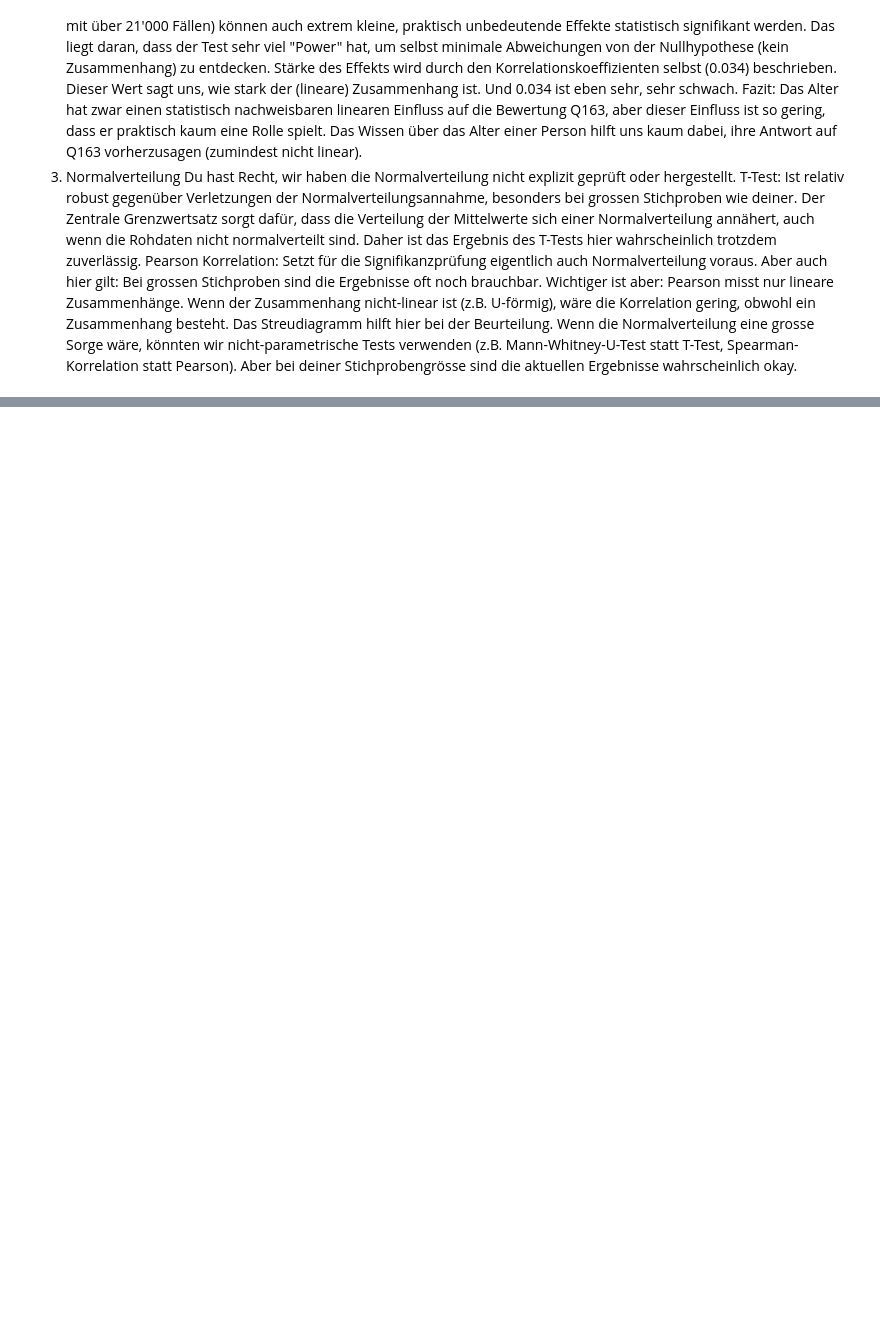
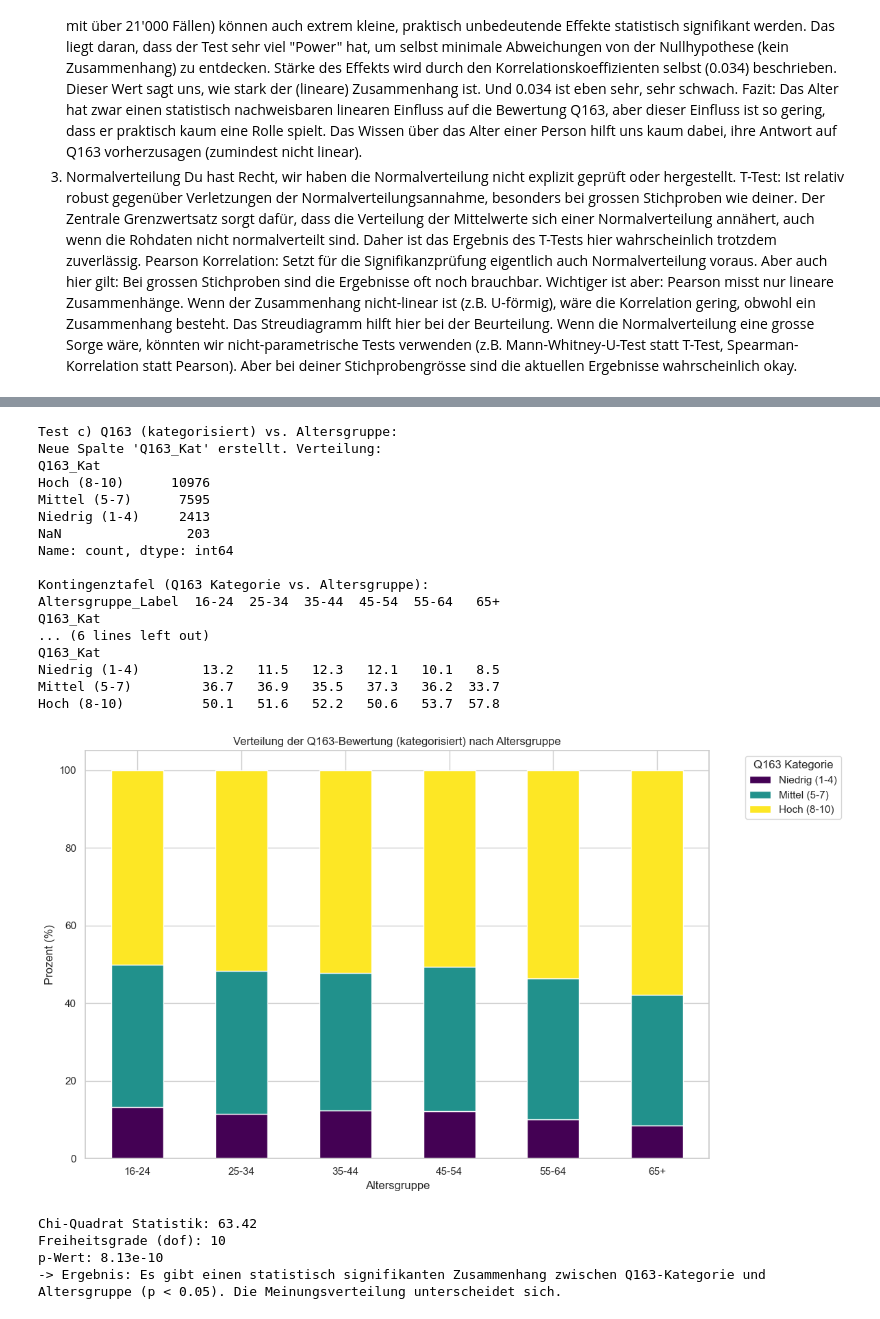
Before and after one commit to TobiasMaissen/cas_statistik_davi, a Jupyter notebook: statistik.ipynb, the cells around one changed output, grey strips where cells are left out. Cells and saved outputs as stored; diff of their text form; code cells hidden in the pictures; blank space fills up the shorter version.

```diff
--- a/statistik.ipynb
+++ b/statistik.ipynb
@@ -963,0 +1031,79 @@ Wenn die Normalverteilung eine grosse Sorge wäre, könnten wir nicht-parametris
+# %%
+# Test c) Q163 (kategorisiert) vs. Altersgruppe
+print("\nTest c) Q163 (kategorisiert) vs. Altersgruppe:")
+
+if 'Q163' in df_clean.columns and 'Altersgruppe_Label' in df_clean.columns:
+    # Erstelle Q163 Kategorien
+    bins = [0, 4, 7, 10] # Grenzen: 1-4, 5-7, 8-10
+    labels = ['Niedrig (1-4)', 'Mittel (5-7)', 'Hoch (8-10)']
+    df_clean['Q163_Kat'] = pd.cut(df_clean['Q163'], bins=bins, labels=labels, right=True, include_lowest=True)
+    print(f"Neue Spalte 'Q163_Kat' erstellt. Verteilung:")
+    print(df_clean['Q163_Kat'].value_counts(dropna=False))
+
+    # Entferne Zeilen mit fehlenden Werten in den relevanten Spalten
+    df_test_c = df_clean.dropna(subset=['Q163_Kat', 'Altersgruppe_Label'])
+
+    # Erstelle die Kontingenztafel
+    contingency_table_q163_age = pd.crosstab(df_test_c['Q163_Kat'], df_test_c['Altersgruppe_Label'])
+    print("\nKontingenztafel (Q163 Kategorie vs. Altersgruppe):")
+    print(contingency_table_q163_age)
+
+    # Visualisierung als gestapeltes Balkendiagramm (Prozente)
+    # Berechne Prozentsätze pro Altersgruppe
+    cont_table_percent = contingency_table_q163_age.apply(lambda x: x*100/sum(x), axis=0)
+    print("\nProzentuale Verteilung pro Altersgruppe:")
+    print(cont_table_percent.round(1))
+
+    cont_table_percent.T.plot(kind='bar', stacked=True, figsize=(12, 7),
+                              colormap='viridis', rot=0) # rot=0 für horizontale Labels
+    plt.title('Verteilung der Q163-Bewertung (kategorisiert) nach Altersgruppe')
+    plt.xlabel('Altersgruppe')
+    plt.ylabel('Prozent (%)')
+    plt.legend(title='Q163 Kategorie', bbox_to_anchor=(1.05, 1), loc='upper left') # Legende ausserhalb
+    plt.tight_layout()
+    plt.show()
+
+    # Führe den Chi-Quadrat-Test durch
+    try:
+        chi2_c, p_c, dof_c, expected_c = chi2_contingency(contingency_table_q163_age)
+        print(f"\nChi-Quadrat Statistik: {chi2_c:.2f}")
+        print(f"Freiheitsgrade (dof): {dof_c}")
+        print(f"p-Wert: {p_c:.3g}")
+
+        if p_c < 0.05:
+            print("-> Ergebnis: Es gibt einen statistisch signifikanten Zusammenhang zwischen Q163-Kategorie und Altersgruppe (p < 0.05). Die Meinungsverteilung unterscheidet sich.")
+        else:
+            print("-> Ergebnis: Es gibt keinen statistisch signifikanten Zusammenhang zwischen Q163-Kategorie und Altersgruppe (p >= 0.05).")
+
+        if (expected_c < 5).sum() > 0:
+             print("\nWarnung: Einige Zellen haben eine erwartete Häufigkeit < 5. Das Ergebnis des Chi-Quadrat-Tests könnte unzuverlässig sein.")
+             print(f"Anzahl Zellen mit erwarteter Häufigkeit < 5: {(expected_c < 5).sum()}")
+
+    except Exception as e:
+        print(f"\nFehler beim Chi-Quadrat-Test: {e}")
+
+else:
+    print("\nBenötigte Spalten ('Q163', 'Altersgruppe_Label') nicht vollständig vorhanden.")
+# %% [output]
+Test c) Q163 (kategorisiert) vs. Altersgruppe:
+Neue Spalte 'Q163_Kat' erstellt. Verteilung:
+Q163_Kat
+Hoch (8-10)      10976
+Mittel (5-7)      7595
+Niedrig (1-4)     2413
+NaN                203
+Name: count, dtype: int64
+
+Kontingenztafel (Q163 Kategorie vs. Altersgruppe):
+Altersgruppe_Label  16-24  25-34  35-44  45-54  55-64   65+
+Q163_Kat
+... (6 lines left out)
+Q163_Kat
+Niedrig (1-4)        13.2   11.5   12.3   12.1   10.1   8.5
+Mittel (5-7)         36.7   36.9   35.5   37.3   36.2  33.7
+Hoch (8-10)          50.1   51.6   52.2   50.6   53.7  57.8
+[figure, added]
+Chi-Quadrat Statistik: 63.42
+Freiheitsgrade (dof): 10
+p-Wert: 8.13e-10
+-> Ergebnis: Es gibt einen statistisch signifikanten Zusammenhang zwischen Q163-Kategorie und Altersgruppe (p < 0.05). Die Meinungsverteilung unterscheidet sich.
```
Also changed, not shown: parts of 23 cells of this notebook.
